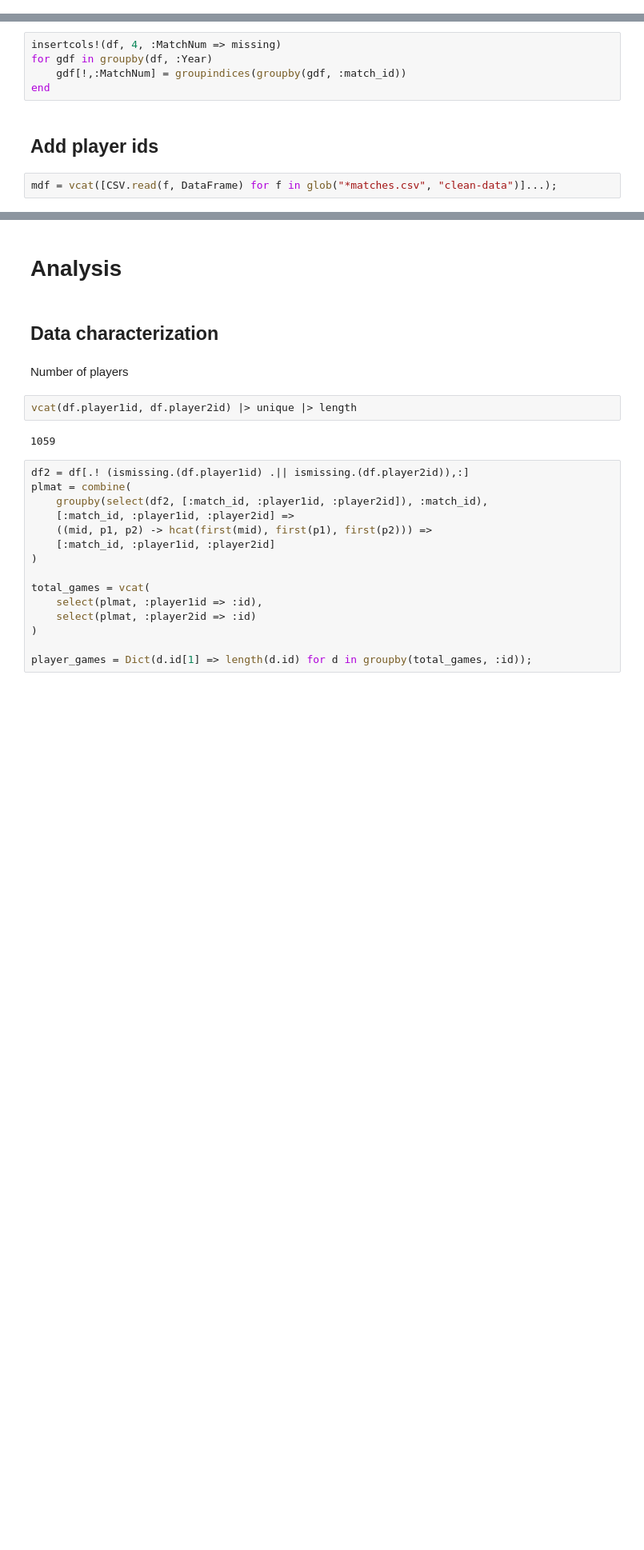
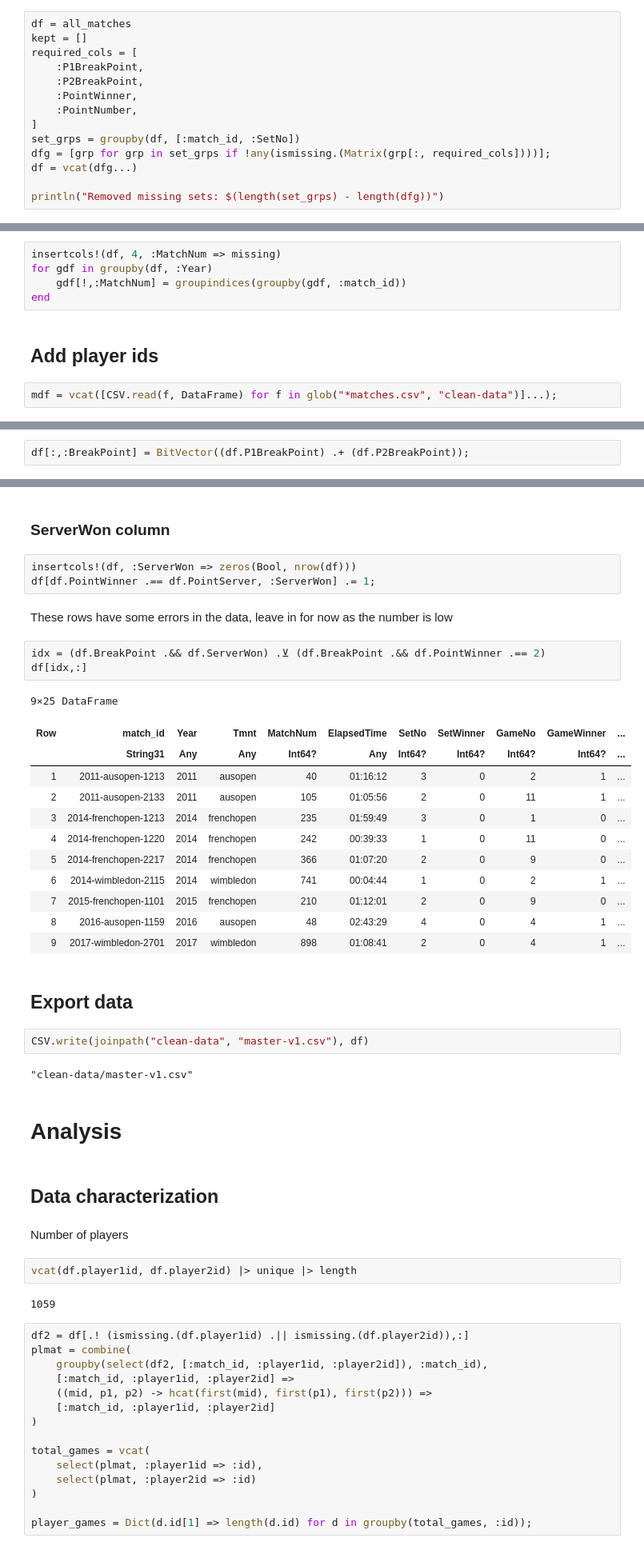
Before and after one commit to VictorKeil/grand-slam-analysis, a Jupyter notebook: Main.ipynb, the cells around one changed output, grey strips where cells are left out. Shown at 80% size. Saved outputs shown, nothing was run; the diff lists cells and outputs as text; blank space fills up the shorter version.

Commit message:
Add TieBreaker, ServerWon, and BreakPoint columns to master data

```diff
--- a/Main.ipynb
+++ b/Main.ipynb
@@ -148,0 +102,14 @@ println("Removed missing: $(length(union(Set(missing_bps), Set(missing_points)))
+# %%
+df = all_matches
+kept = []
+required_cols = [
+    :P1BreakPoint,
+    :P2BreakPoint,
+    :PointWinner,
+    :PointNumber,
+]
+set_grps = groupby(df, [:match_id, :SetNo])
+dfg = [grp for grp in set_grps if !any(ismissing.(Matrix(grp[:, required_cols])))];
+df = vcat(dfg...)
+
+println("Removed missing sets: $(length(set_grps) - length(dfg))")
@@ -213,0 +145,2 @@ leftjoin!(df, mdf[:,[:match_id, :player1id, :player2id]], on = :match_id);
+# %%
+df[:,:BreakPoint] = BitVector((df.P1BreakPoint) .+ (df.P2BreakPoint));
@@ -214,3 +160,32 @@ leftjoin!(df, mdf[:,[:match_id, :player1id, :player2id]], on = :match_id);
+# %% [markdown]
+### ServerWon column
+# %%
+insertcols!(df, :ServerWon => zeros(Bool, nrow(df)))
+df[df.PointWinner .== df.PointServer, :ServerWon] .= 1;
+# %% [markdown]
+These rows have some errors in the data, leave in for now as the number is low
+# %%
+idx = (df.BreakPoint .&& df.ServerWon) .⊻ (df.BreakPoint .&& df.PointWinner .== 2)
+df[idx,:]
+# %% [output]
+9×25 DataFrame
+| Row | match_id | Year | Tmnt | MatchNum | ElapsedTime | SetNo | SetWinner | GameNo | GameWinner | ... |
+|  | String31 | Any | Any | Int64? | Any | Int64? | Int64? | Int64? | Int64? | ... |
+| 1 | 2011-ausopen-1213 | 2011 | ausopen | 40 | 01:16:12 | 3 | 0 | 2 | 1 | ... |
+| 2 | 2011-ausopen-2133 | 2011 | ausopen | 105 | 01:05:56 | 2 | 0 | 11 | 1 | ... |
+| 3 | 2014-frenchopen-1213 | 2014 | frenchopen | 235 | 01:59:49 | 3 | 0 | 1 | 0 | ... |
+| 4 | 2014-frenchopen-1220 | 2014 | frenchopen | 242 | 00:39:33 | 1 | 0 | 11 | 0 | ... |
+| 5 | 2014-frenchopen-2217 | 2014 | frenchopen | 366 | 01:07:20 | 2 | 0 | 9 | 0 | ... |
+| 6 | 2014-wimbledon-2115 | 2014 | wimbledon | 741 | 00:04:44 | 1 | 0 | 2 | 1 | ... |
+| 7 | 2015-frenchopen-1101 | 2015 | frenchopen | 210 | 01:12:01 | 2 | 0 | 9 | 0 | ... |
+| 8 | 2016-ausopen-1159 | 2016 | ausopen | 48 | 02:43:29 | 4 | 0 | 4 | 1 | ... |
+| 9 | 2017-wimbledon-2701 | 2017 | wimbledon | 898 | 01:08:41 | 2 | 0 | 4 | 1 | ... |
+# %% [markdown]
+## Export data
+# %%
+CSV.write(joinpath("clean-data", "master-v1.csv"), df)
+# %% [output]
+"clean-data/master-v1.csv"
 # %% [markdown]
 # Analysis
 # %% [markdown]
```
Also changed, not shown: parts of 14 cells of this notebook.
